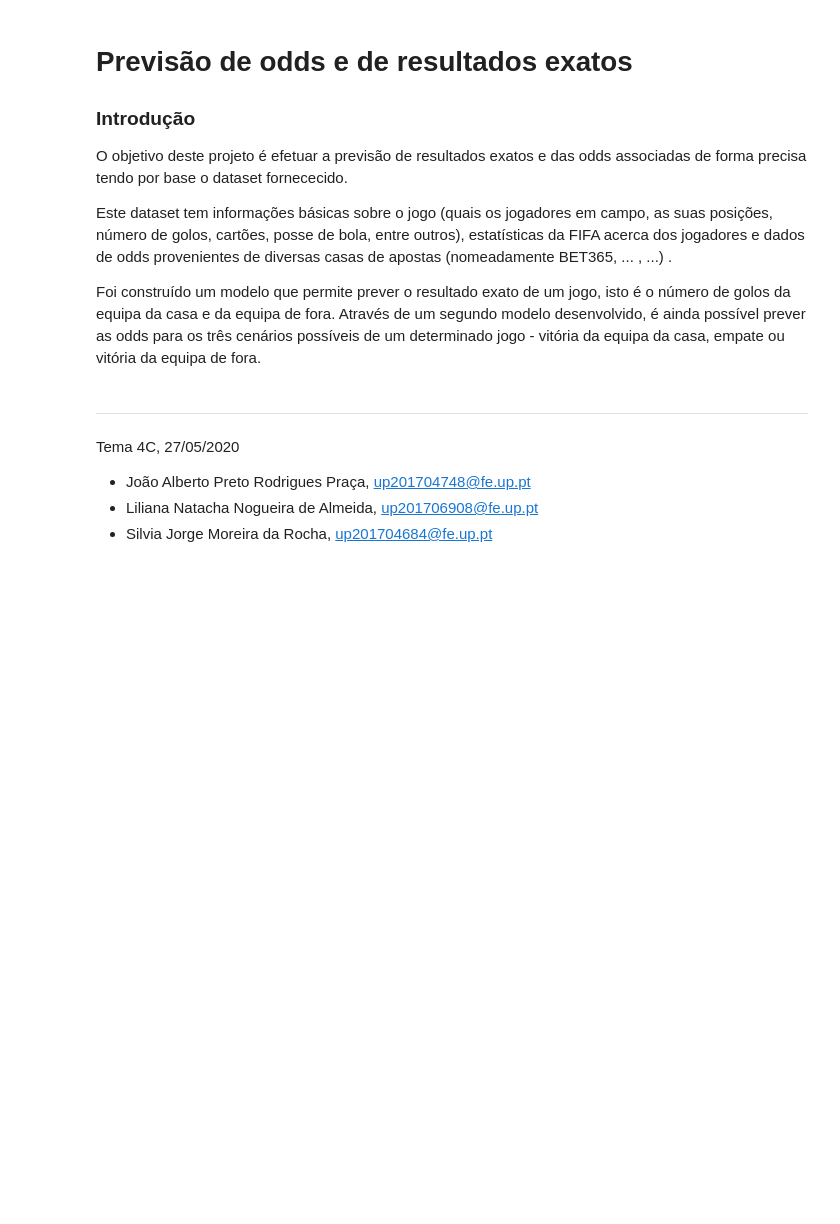
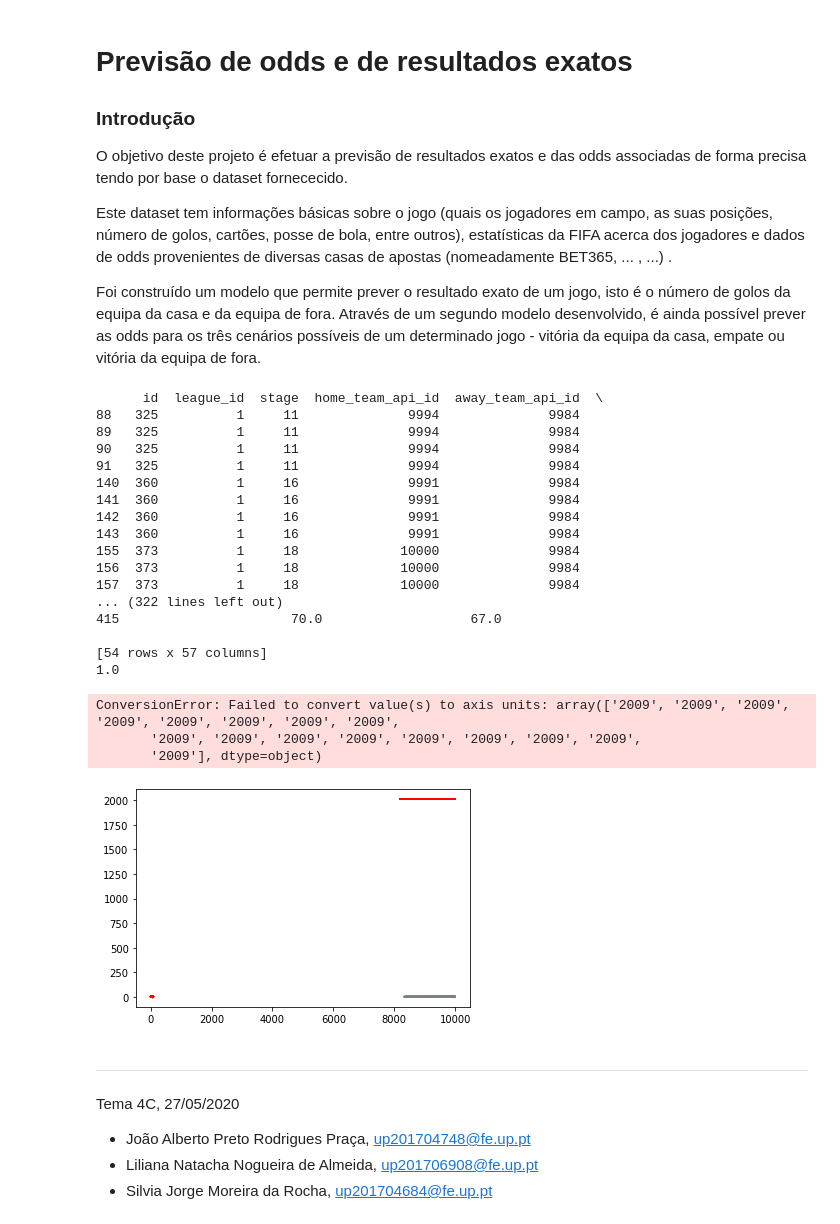
Before and after one commit to jarpraca/IART_1920, a Jupyter notebook: Projeto2/IART_2.ipynb, the cells around one changed output. Drawn from its saved outputs; the diff is of its cells as text; code cells hidden in the pictures; blank space fills up the shorter version.

Commit message:
perfect score

```diff
--- a/Projeto2/IART_2.ipynb
+++ b/Projeto2/IART_2.ipynb
@@ -51,8 +52,8 @@ def preprocess_data() :
     for index in range(1,12):
         player_home_id = "home_player_" + str(index)
         player_away_id = "away_player_" + str(index)
-        result =pd.merge(result, players, left_on=[player_home_id, 'year'], right_on=['player_api_id', 'year'], how='left').drop('player_api_id', axis=1)
-        result =pd.merge(result, players, left_on=[player_away_id, 'year'], right_on=['player_api_id', 'year'], how='left').drop('player_api_id', axis=1)
+        result =pd.merge(result, players, left_on=[player_home_id, 'year'], right_on=['player_api_id', 'year'], how='left').drop(['player_api_id', player_home_id], axis=1)
+        result =pd.merge(result, players, left_on=[player_away_id, 'year'], right_on=['player_api_id', 'year'], how='left').drop(['player_api_id', player_away_id], axis=1)
         result.rename(columns={"player_potential_x": player_home_id + "_potential", "player_potential_y": player_away_id + "_potential" , "rating_x": player_home_id + "_rating", "rating_y": player_away_id + "_rating"}, inplace=True)
 
     #matches = preprocessing.scale(matches)
@@ -64,12 +65,13 @@ def linear_regression(X_train, Y_train, X_test, Y_test):
     reg = LinearRegression().fit(X_train, Y_train)
 
     y_pred = reg.predict(X_test)
-    #print(r2_score(Y_test, y_pred))
+    print(r2_score(Y_test, y_pred))
 
 
     #plt.scatter(X_test, Y_test,  color='gray')
-    #plt.plot(X_test, y_pred, color='red', linewidth=2)
-    #plt.show()
+    plt.plot(X_test, y_pred, color='red', linewidth=2)
+    plt.plot(X_test, Y_test, color='gray', linewidth=2)
+    plt.show()
     #print(reg.intercept_)
 
 
@@ -88,22 +102,58 @@ def PCA_call(X):
+# %%
+def get_team_info(team_id, year, dataset):
+    home_matches = dataset[dataset.home_team_api_id == team_id ] #('(home_team_api_id == @team_id) & (year == @year)')
+    away_matches = dataset[dataset.away_team_api_id == team_id ] #('(home_team_api_id == @team_id) & (year == @year)')
+    team_matches = away_matches.append(home_matches)
+    team_matches = team_matches[team_matches.year == year ]
+    return team_matches
 # %%
 #def calculate_odds(match_id):
 #match = pd.read_sql_query('SELECT * FROM match WHERE id = {}'.format(1), con)
 dataset = preprocess_data()
-X = dataset.iloc[:, np.r_[0:30, 33:79]]
-X = preprocessing.scale(X)
-Y = dataset.iloc[:, 30:33]
-Y = preprocessing.scale(Y)
+#print(dataset)
+
+team_dataset = get_team_info(9984, '2009', dataset)
+print(team_dataset)
+
+X = team_dataset.iloc[:, np.r_[5,6, 11:57]]
+#X = preprocessing.scale(X)
+#X = StandardScaler().fit_transform(X)
+
+Y = team_dataset.iloc[:, 8:11]
+#Y = preprocessing.scale(Y)
+#Y = StandardScaler().fit_transform(Y)
+
 
 X_train,X_test,Y_train,Y_test = train_test_split(X,Y,test_size= 0.3)
 
 linear_regression(X_train, Y_train, X_test, Y_test)
-PCA_call(X)
+#PCA_call(X, Y, dataset)
 
-def get_team_info(team_id, year):
-    team_quality = pd.read_sql_query('SELECT (buildUpPlaySpeed + buildUpPlayDribbling + buildUpPlayPassing + defencePressure + defenceAggression + defenceTeamWidth)/6 as AVG FROM team_attributes WHERE team_api_id = {} AND date LIKE "{}%"'.format(team_id, year), con)
-    return team_quality #for now
+
 #home_team_data = get_team_info(match.home_team_api_id, match.date)
 #away_team_data = get_team_info(match.away_team_api_id, match.date)
+# %% [output]
+      id  league_id  stage  home_team_api_id  away_team_api_id  \
+88   325          1     11              9994              9984
+89   325          1     11              9994              9984
+90   325          1     11              9994              9984
+91   325          1     11              9994              9984
+140  360          1     16              9991              9984
+141  360          1     16              9991              9984
+142  360          1     16              9991              9984
+143  360          1     16              9991              9984
+155  373          1     18             10000              9984
+156  373          1     18             10000              9984
+157  373          1     18             10000              9984
+... (322 lines left out)
+415                      70.0                   67.0
+
+[54 rows x 57 columns]
+1.0
+ConversionError: Failed to convert value(s) to axis units: array(['2009', '2009', '2009', '2009', '2009', '2009', '2009', '2009',
+       '2009', '2009', '2009', '2009', '2009', '2009', '2009', '2009',
+       '2009'], dtype=object)
+[figure, added]
 # %% [markdown]
 ***
 Tema 4C, 27/05/2020
```
Also changed, not shown: parts of 3 cells of this notebook.
